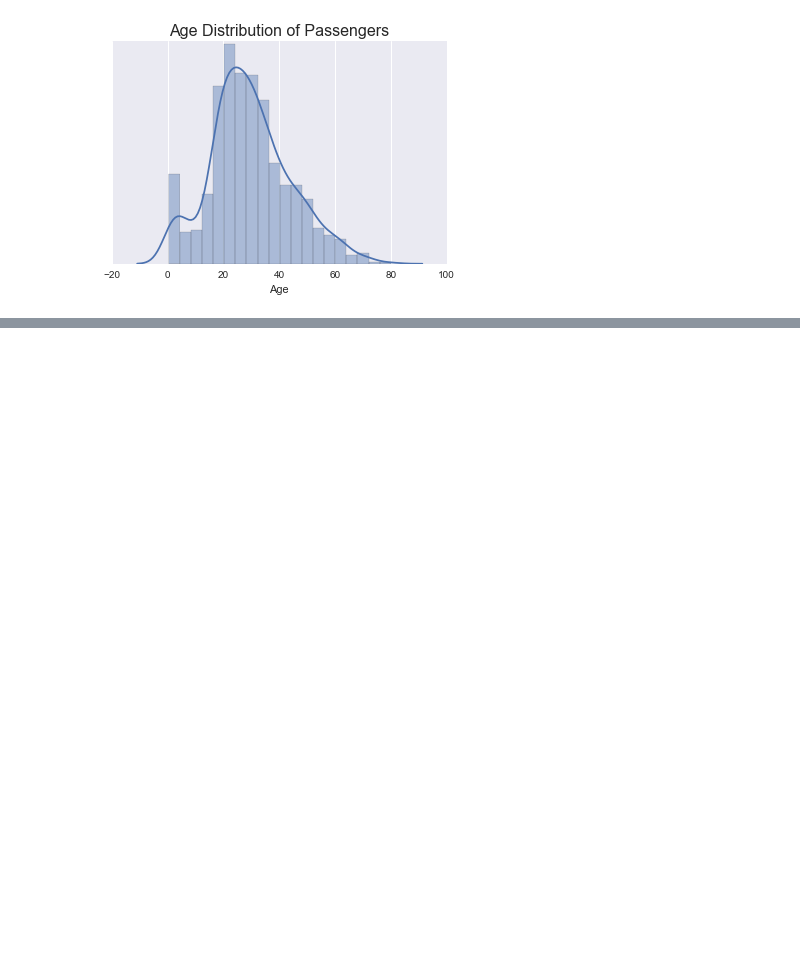
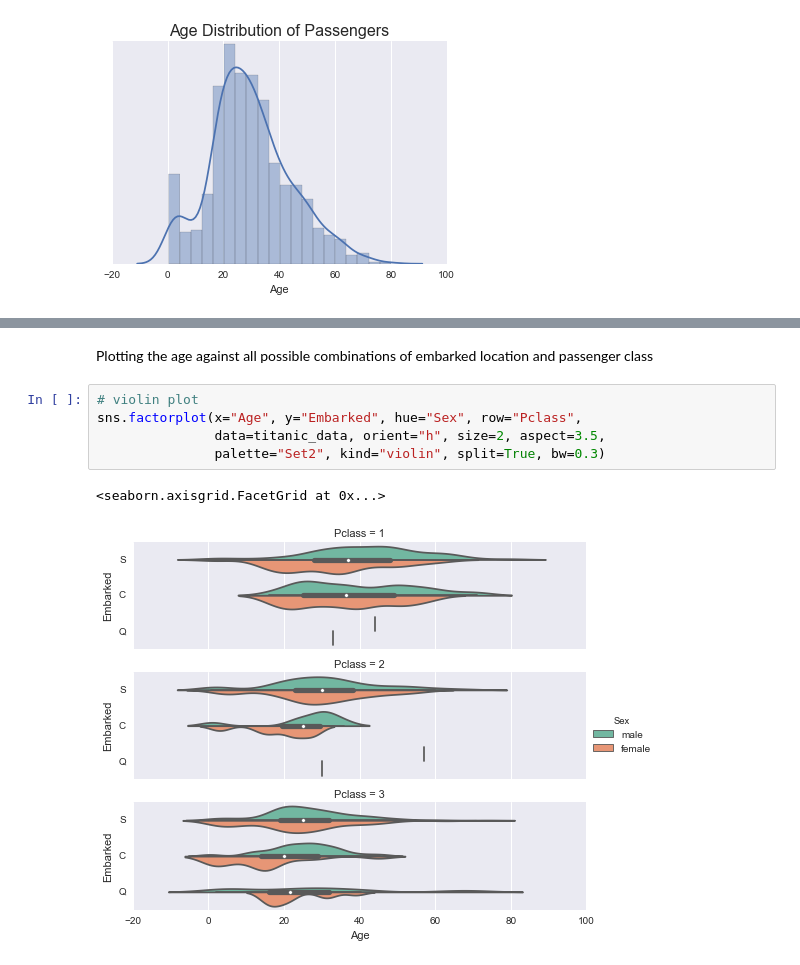
Before and after one commit to abkds/titanic-data, a Jupyter notebook: titanic_data.ipynb, the cells around one changed output, grey strips where cells are left out. Saved outputs shown, nothing was run; the diff lists cells and outputs as text; blank space fills up the shorter version.

```diff
--- a/titanic_data.ipynb
+++ b/titanic_data.ipynb
@@ -138,0 +177,10 @@ As we already know, preference was given to children and women. The first priori
+# %% [markdown]
+Plotting the age against all possible combinations of embarked location and passenger class
+# %%
+# violin plot
+sns.factorplot(x="Age", y="Embarked", hue="Sex", row="Pclass",
+               data=titanic_data, orient="h", size=2, aspect=3.5,
+               palette="Set2", kind="violin", split=True, bw=0.3)
+# %% [output]
+<seaborn.axisgrid.FacetGrid at 0x...>
+[figure, added]
```
Also changed, not shown: parts of 10 cells of this notebook.
